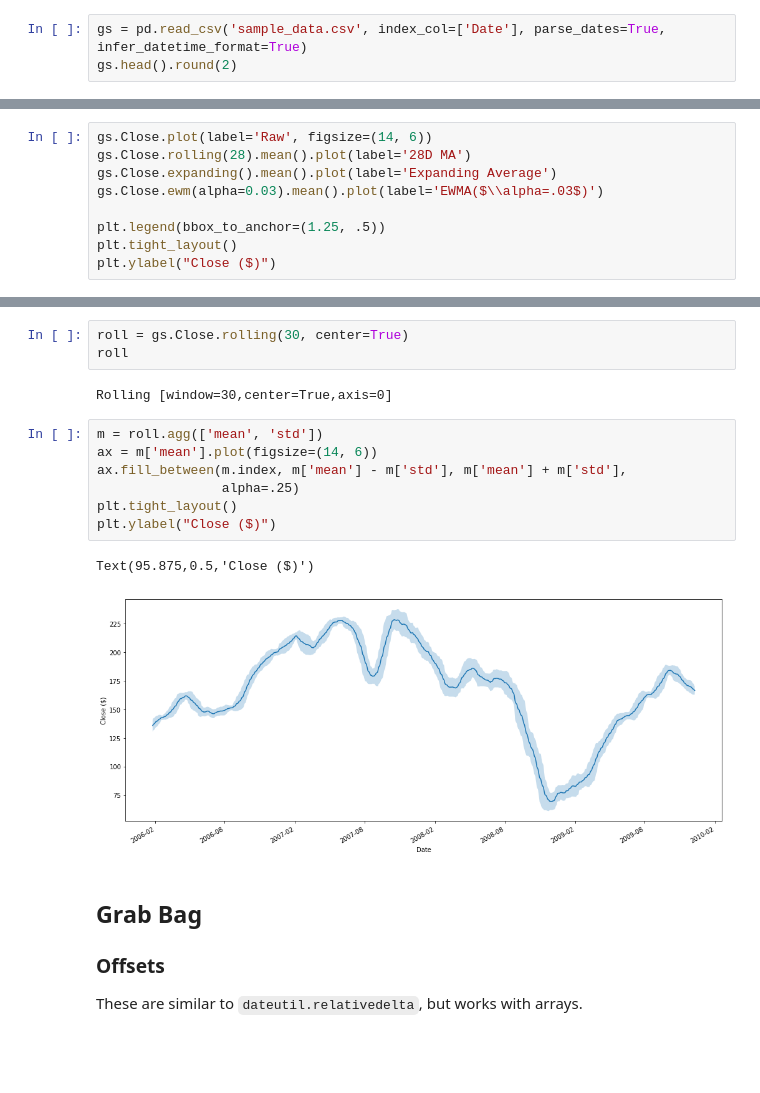
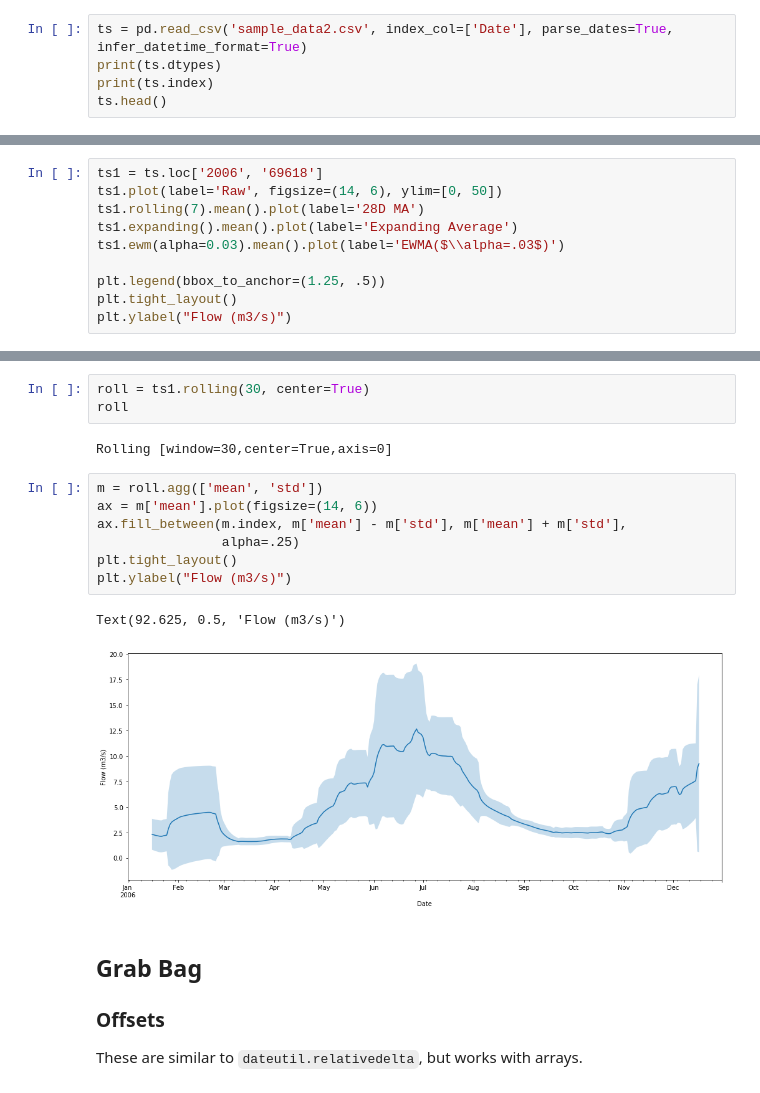
Before and after one commit to mullenkamp/EcanPythonCourse2019, a Jupyter notebook: jupyter/effective-pandas/modern_7_timeseries.ipynb, the cells around one changed output, grey strips where cells are left out. Saved outputs shown, nothing was run; the diff lists cells and outputs as text; blank space fills up the shorter version.

```diff
--- a/jupyter/effective-pandas/modern_7_timeseries.ipynb
+++ b/jupyter/effective-pandas/modern_7_timeseries.ipynb
@@ -14,6 +14,8 @@ import matplotlib.pyplot as plt
 # %% [markdown]
 Let's grab some stock data for Goldman Sachs:
 # %%
-gs = pd.read_csv('sample_data.csv', index_col=['Date'], parse_dates=True, infer_datetime_format=True)
-gs.head().round(2)
+ts = pd.read_csv('sample_data2.csv', index_col=['Date'], parse_dates=True, infer_datetime_format=True)
+print(ts.dtypes)
+print(ts.index)
+ts.head()
 # %% [output]
@@ -114,12 +128,13 @@ gs.resample("6H").mean().head()
 # %% [markdown]
 These methods aren't unique to `DatetimeIndex`es, but they often make sense with time series, so I'll show them here.
 # %%
-gs.Close.plot(label='Raw', figsize=(14, 6))
-gs.Close.rolling(28).mean().plot(label='28D MA')
-gs.Close.expanding().mean().plot(label='Expanding Average')
-gs.Close.ewm(alpha=0.03).mean().plot(label='EWMA($\\alpha=.03$)')
+ts1 = ts.loc['2006', '69618']
+ts1.plot(label='Raw', figsize=(14, 6), ylim=[0, 50])
+ts1.rolling(7).mean().plot(label='28D MA')
+ts1.expanding().mean().plot(label='Expanding Average')
+ts1.ewm(alpha=0.03).mean().plot(label='EWMA($\\alpha=.03$)')
 
 plt.legend(bbox_to_anchor=(1.25, .5))
 plt.tight_layout()
-plt.ylabel("Close ($)")
+plt.ylabel("Flow (m3/s)")
 # %% [output]
@@ -128,20 +143,20 @@ Text(95.875,0.5,'Close ($)')
 # %% [markdown]
 Each of `.rolling`, `.expanding`, and `.ewm` return a deferred object, similar to a GroupBy.
 # %%
-roll = gs.Close.rolling(30, center=True)
+roll = ts1.rolling(30, center=True)
 roll
 # %% [output]
 Rolling [window=30,center=True,axis=0]
 # %%
 m = roll.agg(['mean', 'std'])
 ax = m['mean'].plot(figsize=(14, 6))
 ax.fill_between(m.index, m['mean'] - m['std'], m['mean'] + m['std'],
                 alpha=.25)
 plt.tight_layout()
-plt.ylabel("Close ($)")
+plt.ylabel("Flow (m3/s)")
 # %% [output]
-Text(95.875,0.5,'Close ($)')
+Text(92.625, 0.5, 'Flow (m3/s)')
-[figure, old version]
+[figure, new version]
 # %% [markdown]
 ## Grab Bag
 
```
Also changed, not shown: parts of 12 cells of this notebook, 3 other files.
